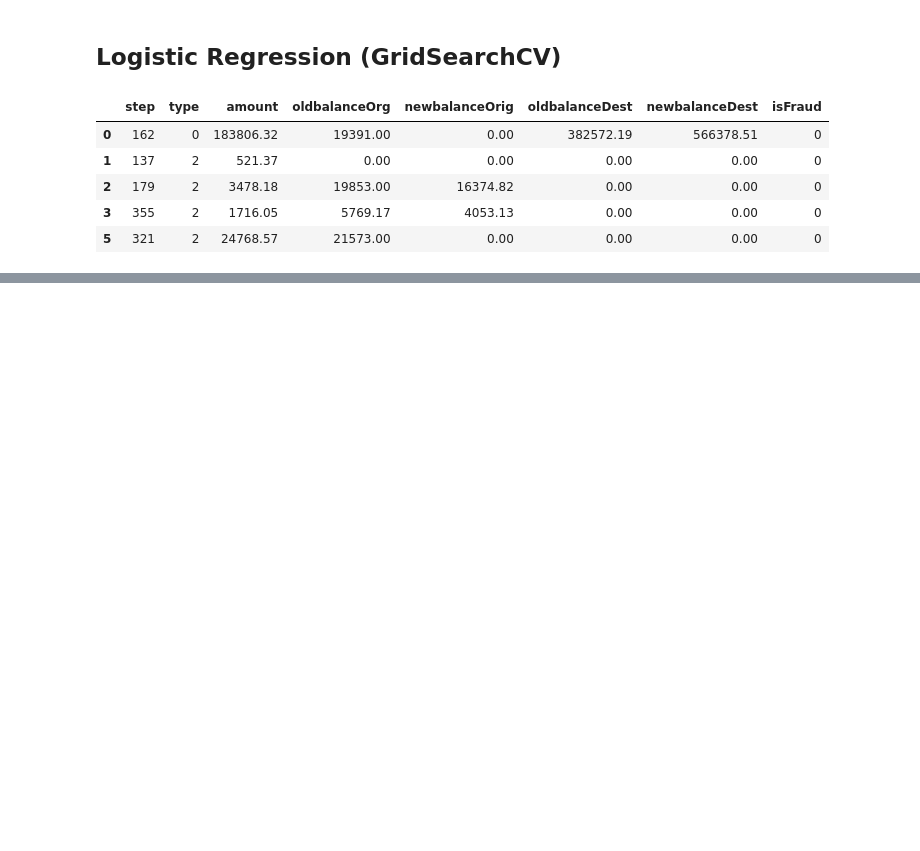
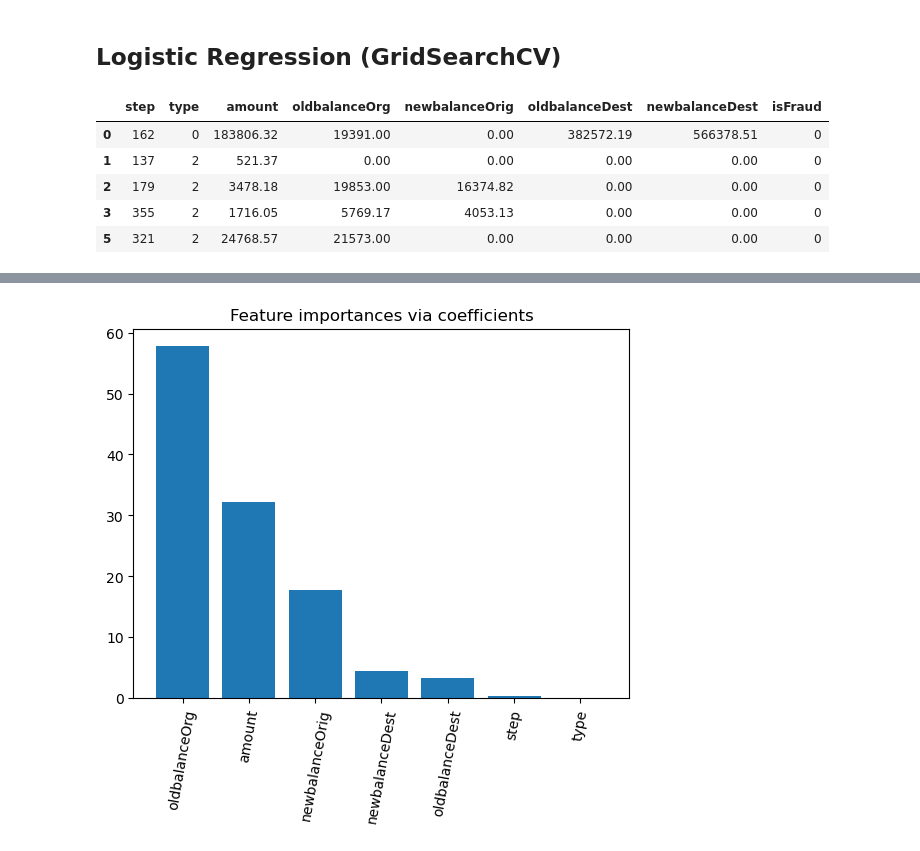
Before and after one commit to Sahil-Naik/Machine-Learning, a Jupyter notebook: Fraud Detection/Source_Code_V2.ipynb, the cells around one changed output, grey strips where cells are left out. Cells and saved outputs as stored; diff of their text form; code cells hidden in the pictures; blank space fills up the shorter version.

```diff
--- a/Fraud Detection/Source_Code_V2.ipynb
+++ b/Fraud Detection/Source_Code_V2.ipynb
@@ -426,0 +488,7 @@ grid_lr_clf.best_score_
+# %%
+plt.bar(height=feature_importance['Importance'], x= feature_importance['Features'])
+plt.xticks(rotation=80)
+plt.title("Feature importances via coefficients")
+plt.show()
+# %% [output]
+[figure, added]
```
Also changed, not shown: parts of 27 cells of this notebook.
